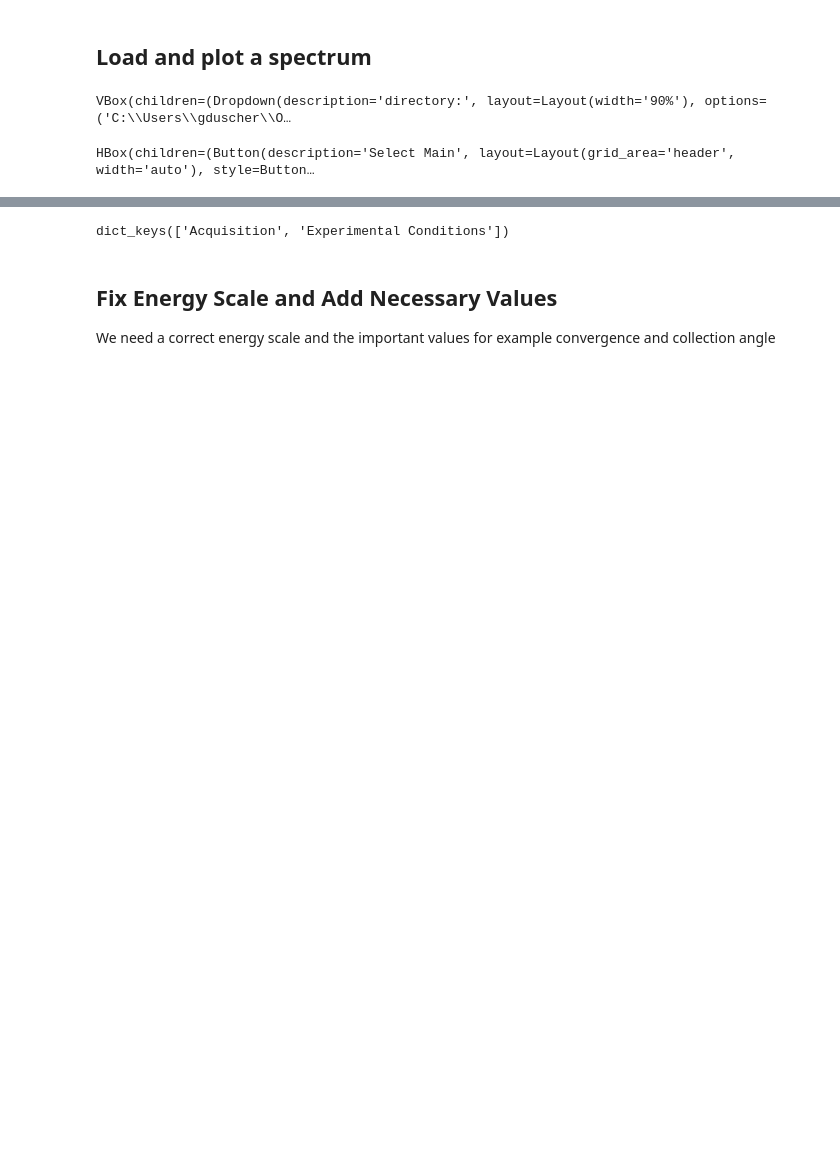
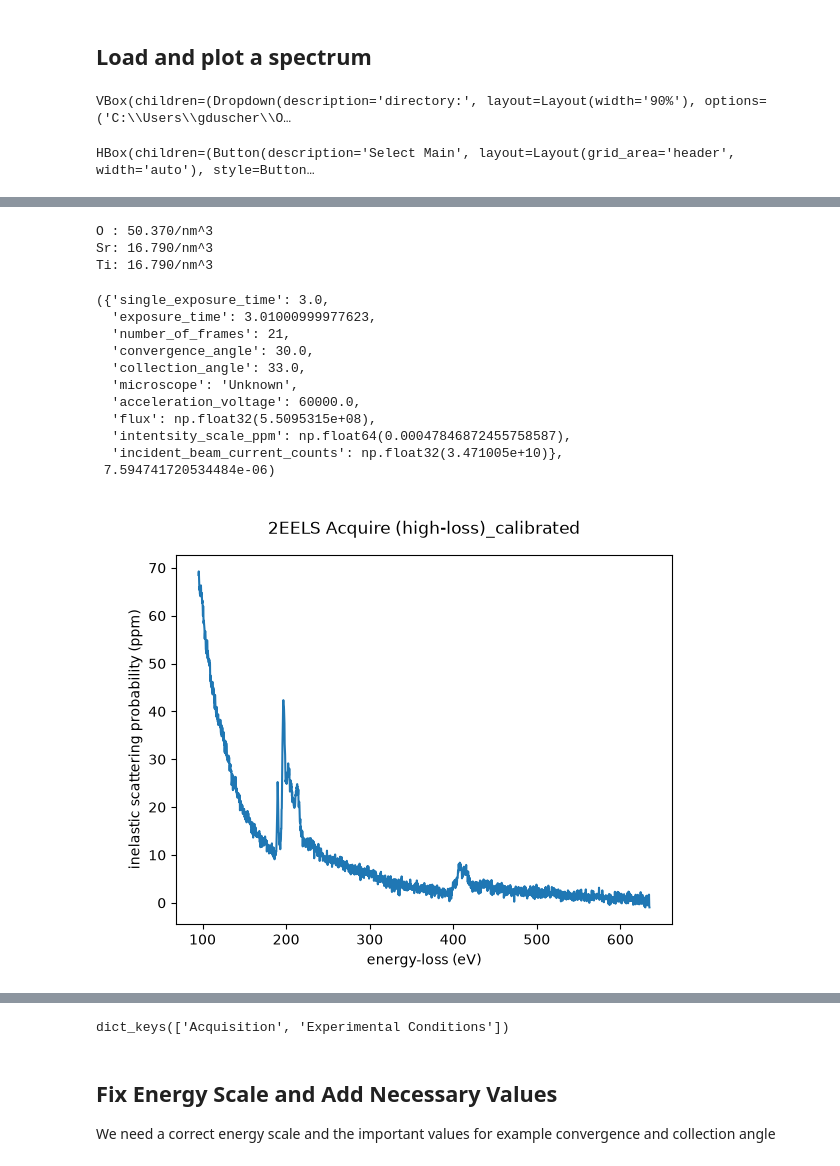
Before and after one commit to pycroscopy/pyTEMlib, a Jupyter notebook: notebooks/Spectroscopy/S2-Analyse_CoreLoss_EELS.ipynb, the cells around one changed output, grey strips where cells are left out. Cells and saved outputs as stored; diff of their text form; code cells hidden in the pictures; blank space fills up the shorter version.

```diff
--- a/notebooks/Spectroscopy/S2-Analyse_CoreLoss_EELS.ipynb
+++ b/notebooks/Spectroscopy/S2-Analyse_CoreLoss_EELS.ipynb
@@ -108,0 +257,66 @@ view = main_dataset.plot()
+# %%
+atoms = pyTEMlib.crystal_tools.structure_by_name('srtio3')
+
+elements, counts = np.unique(atoms.symbols, return_counts=True)
+for i, element in enumerate(elements):
+    print(f'{element:2}: {counts[i]/atoms.cell.volume*1000:.3f}/nm^3 ')
+# %% [output]
+O : 50.370/nm^3
+Sr: 16.790/nm^3
+Ti: 16.790/nm^3
+# %%
+dlow_loss_exposure_time = low_loss_spectrum.metadata['experiment']['single_exposure_time'] * low_loss_spectrum.metadata['experiment']['number_of_frames']
+counts_per_second = low_loss_spectrum.sum()/low_loss_exposure_time
+core_loss_exposure_time = main_dataset.metadata['experiment']['single_exposure_time']* main_dataset.metadata['experiment']['number_of_frames']
+core_loss_flux   = counts_per_second * core_loss_exposure_time
+dispersion = main_dataset.energy_loss.slope
+main_dataset.metadata['experiment']['flux'] = counts_per_second
+main_dataset.metadata['experiment']['intentsity_scale_ppm'] = 1/core_loss_flux*1e6 * dispersion
+
+main_dataset.metadata['experiment']['incident_beam_current_counts'] = core_loss_flux
+
+dispersion = main_dataset.energy_loss.slope
+main_dataset.metadata['experiment'] = core_loss_spectrum2.metadata['experiment']
+print(main_dataset.metadata['experiment'])
+
+
+
+def set_exposure_time(spectrum, counts_per_second=None):
+    exposure_time = spectrum.metadata['experiment']['single_exposure_time'] *spectrum.metadata['experiment']['number_of_frames']
+    dispersion = spectrum.energy_loss.slope
+    title =spectrum.title
+    if not counts_per_second:
+        counts_per_second = spectrum.sum()/exposure_time
+    flux = counts_per_second * exposure_time
+
+    spectrum.metadata['experiment']['flux'] = flux
+    spectrum.metadata['experiment']['intentsity_scale_ppm'] = 1/flux *1e6 * dispersion
+    spectrum.metadata['experiment']['incident_beam_current_counts'] = counts_per_second * exposure_time
+    spectrum *= spectrum.metadata['experiment']['intentsity_scale_ppm']
+    spectrum.title = title+ '_calibrated'
+    spectrum.quantity = 'inelastic scattering probability'
+    spectrum. units = 'ppm'
+    return spectrum
+
+
+set_exposure_time(low_loss_spectrum)
+low_loss_spectrum.metadata['experiment']
+
+spec = set_exposure_time(core_loss_spectrum, flux = low_loss_spectrum.metadata['experiment']['flux'])
+
+
+v = spec.plot()
+core_loss_spectrum.metadata['experiment'], 7.594741720534484e-6
+# %% [output]
+({'single_exposure_time': 3.0,
+  'exposure_time': 3.01000999977623,
+  'number_of_frames': 21,
+  'convergence_angle': 30.0,
+  'collection_angle': 33.0,
+  'microscope': 'Unknown',
+  'acceleration_voltage': 60000.0,
+  'flux': np.float32(5.5095315e+08),
+  'intentsity_scale_ppm': np.float64(0.00047846872455758587),
+  'incident_beam_current_counts': np.float32(3.471005e+10)},
+ 7.594741720534484e-06)
+[figure, added]
```
Also changed, not shown: parts of 17 cells of this notebook, 2 other files.
